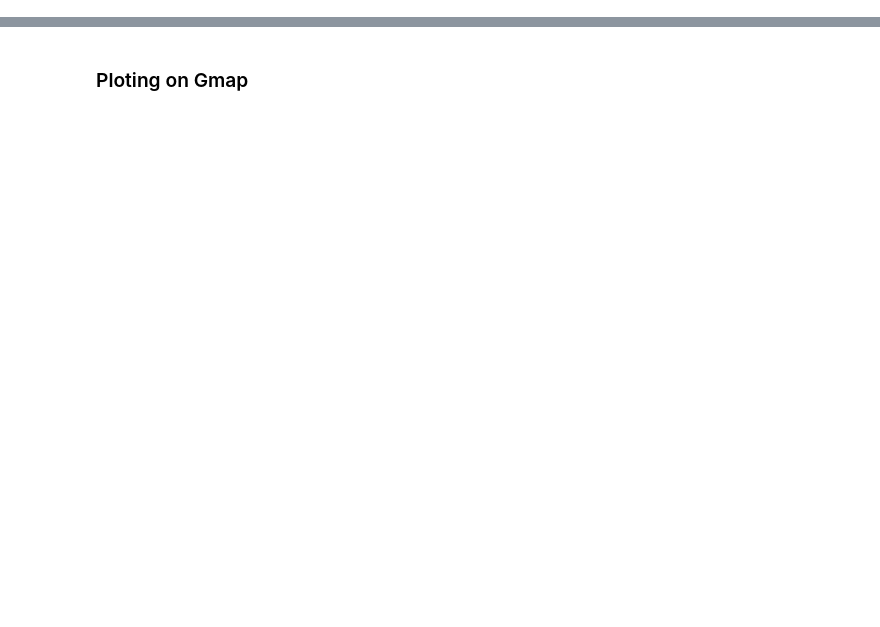
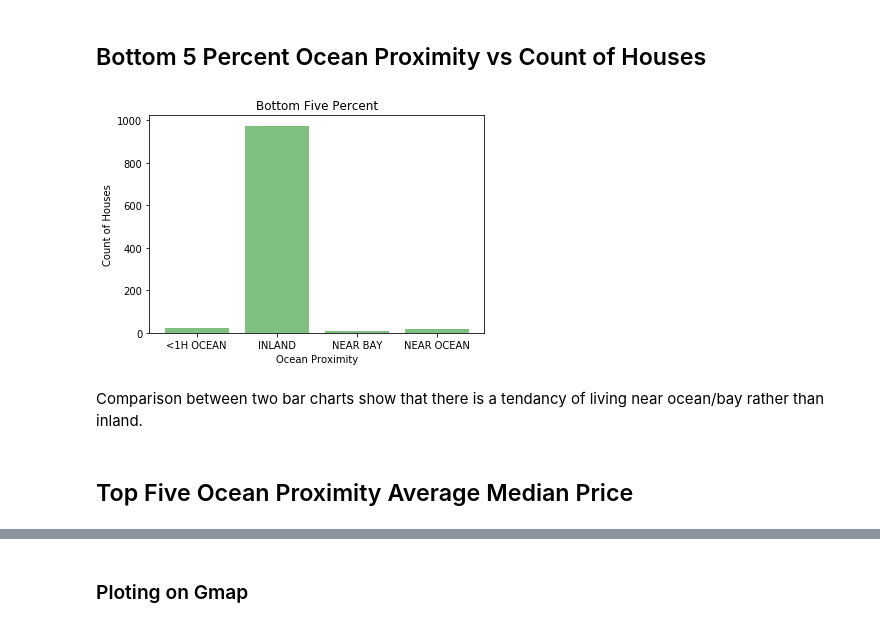
Before and after one commit to truonglybach/project1_UCI, a Jupyter notebook: shayan.ipynb, the cells around one changed output, grey strips where cells are left out. Drawn from its saved outputs; the diff is of its cells as text; code cells hidden in the pictures; blank space fills up the shorter version.

```diff
--- a/shayan.ipynb
+++ b/shayan.ipynb
@@ -73,0 +42,4 @@ top_5["housing_median_age"].mean()
+# %%
+# slice the bottom 5%
+bottom5 = df1.iloc[round(len(df1['median_house_value'])*0.95): len(df1['median_house_value']),:].sort_values('median_house_value', ascending=True)
+bottom5.head()
@@ -73,0 +112,17 @@ top_5["housing_median_age"].mean()
+# %% [markdown]
+## Bottom 5 Percent Ocean Proximity vs Count of Houses
+# %%
+x_axis_op = ["<1H OCEAN", "INLAND", "NEAR BAY", "NEAR OCEAN"]
+y_axis_op = bottom5.groupby("ocean_proximity").count().rename(columns={"longitude": "count_of_houses"})["count_of_houses"]
+plt.bar(x_axis_op, y_axis_op, color='g', alpha=0.5, align='center')
+plt.xlabel("Ocean Proximity")
+plt.ylabel("Count of Houses")
+op_bar_chart = plt.title("Bottom Five Percent")
+plt.savefig("Plot/Bottom5_NOP.png")
+plt.show()
+# %% [output]
+[figure, added]
+# %% [markdown]
+Comparison between two bar charts show that there is a tendancy of living near ocean/bay rather than inland.
+# %% [markdown]
+## Top Five Ocean Proximity Average Median Price
```
Also changed, not shown: parts of 56 cells of this notebook, 1 other file.
